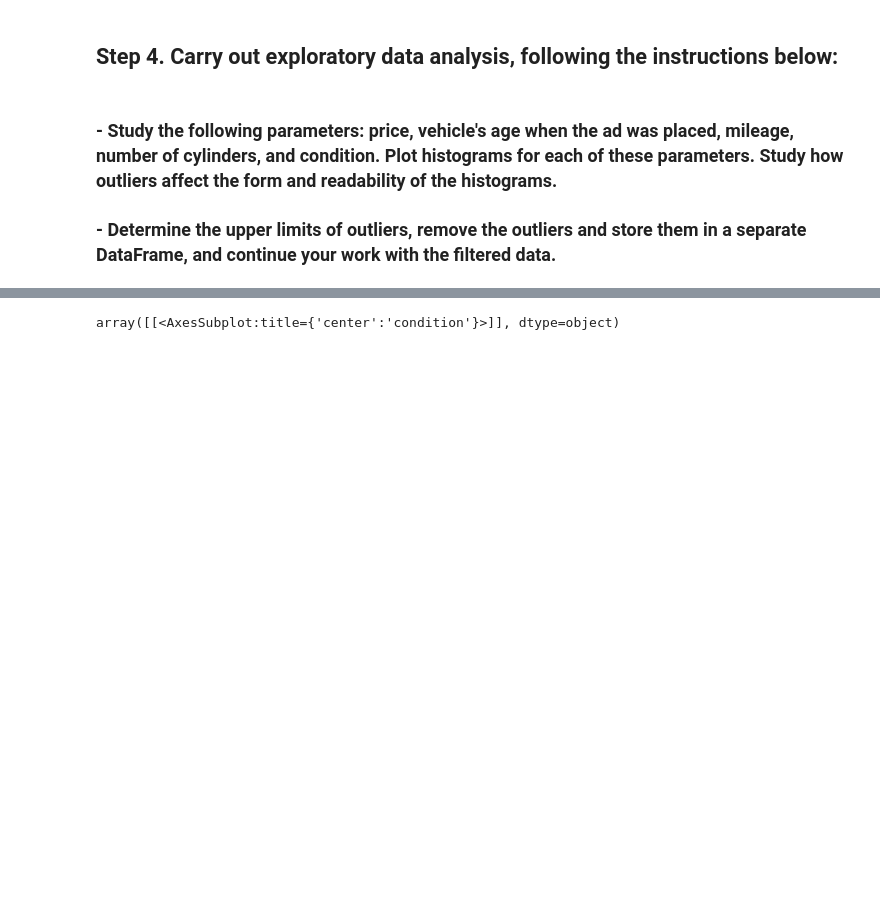
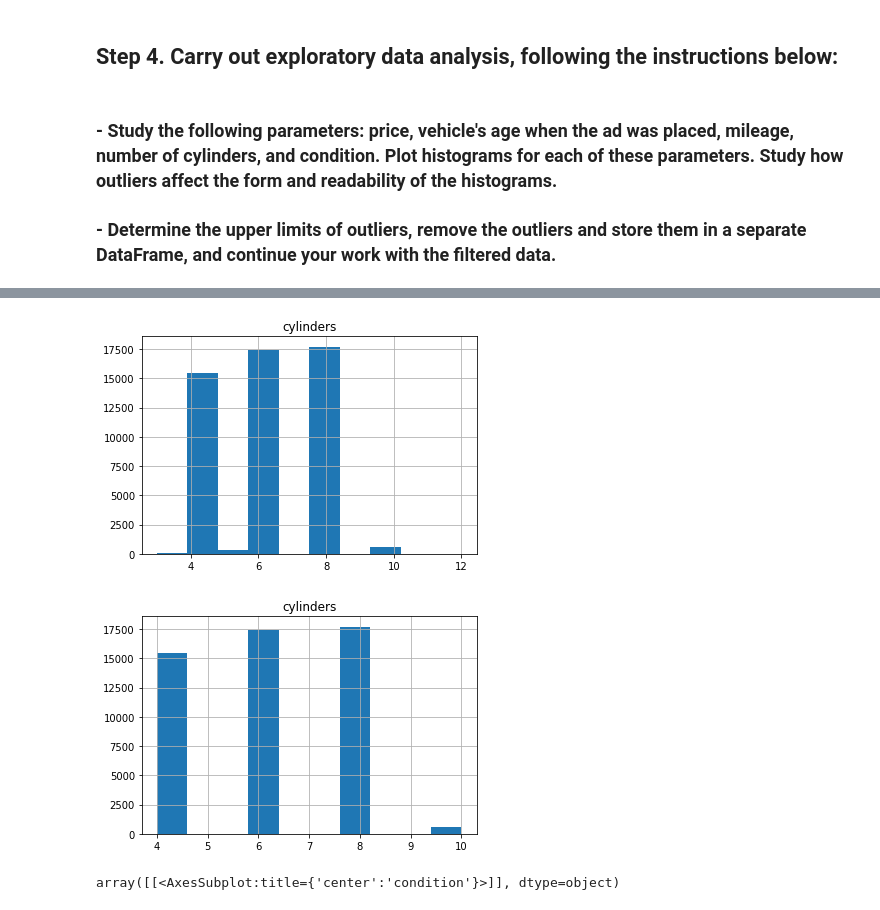
Before and after one commit to richabianca/yandex_projects, a Jupyter notebook: car_prices.ipynb, the cells around one changed output, grey strips where cells are left out. Saved outputs shown, nothing was run; the diff lists cells and outputs as text; code cells hidden in the pictures; blank space fills up the shorter version.

```diff
--- a/car_prices.ipynb
+++ b/car_prices.ipynb
@@ -291,3 +291,15 @@ array([[<AxesSubplot:title={'center':'cylinders'}>]], dtype=object)
+# %%
+cars.hist('cylinders')
+
+cylinders_outliers = pd.DataFrame(cars.query('cylinders == 2 | cylinders == 3 | cylinders == 5 | cylinders == 7 | cylinders == 9 | cylinders > 10'))
+
+cylinders_filtered = (cars
+.query('cylinders == 4 | cylinders == 6 | cylinders == 8 | cylinders == 10')
+.hist('cylinders')
+)
+# %% [output]
+[figure, added]
+[figure, added]
 # %%
 cars.hist('condition')
 # %% [output]
```
Also changed, not shown: parts of 7 cells of this notebook.
